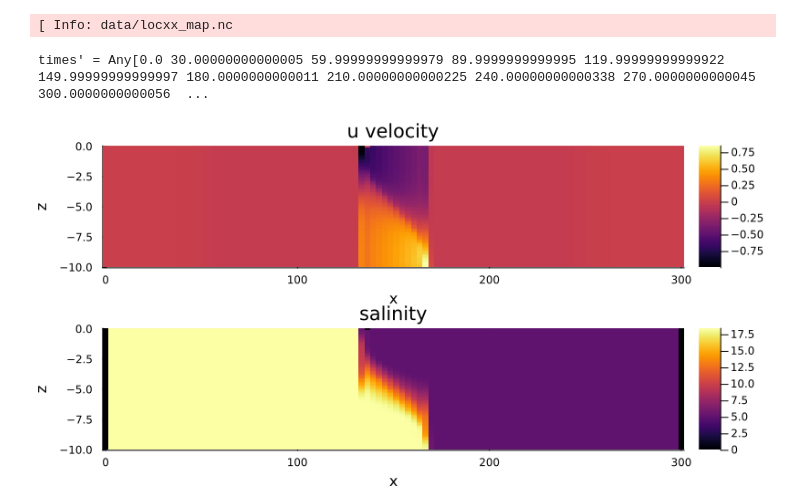
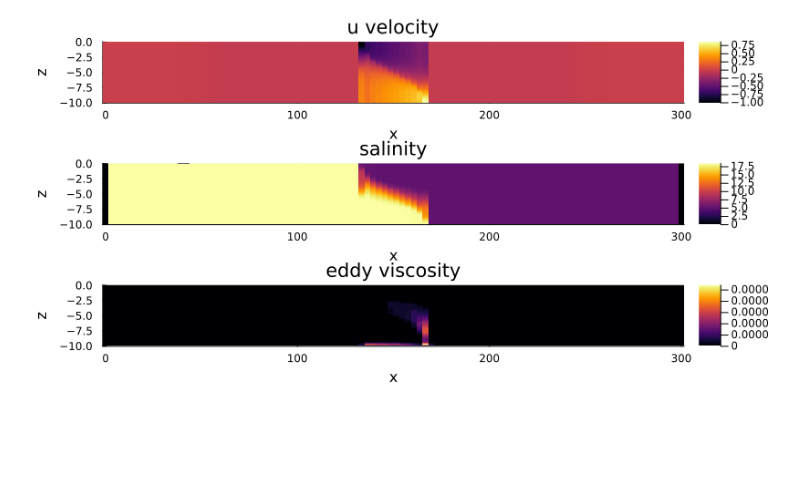
Before and after one commit to robot144/particles.jl, a Jupyter notebook: case_lock_exchange/test_input.ipynb, the cells around one changed output. Cells and saved outputs as stored; diff of their text form; code cells hidden in the pictures; blank space fills up the shorter version.

```diff
--- a/case_lock_exchange/test_input.ipynb
+++ b/case_lock_exchange/test_input.ipynb
@@ -34,11 +34,3 @@ function unzip(file,exdir="")
 end
 
 unzip("./data/locxxz_fullgrid_map.zip","./data")
-# %%
-using NetCDF
-d=NetCDF.open("data/locxx_map.nc")
-@show d.vars
-z= d["mesh2d_layer_z"][:]
-@show z' # z is a 1D array from -10 to 0
-ts = d["time"][:] # d["time"].atts
-@show ts' # ts is a 1D array with the time steps in seconds
@@ -65,44 +37,35 @@ ts' = [0.0 30.00000000000005 59.99999999999979 89.9999999999995 119.999999999999
-# %%
-# open the netcdf file with dflow.jl
-dflow_map=load_nc_info("data",r"locxx_map.nc")
-t0=get_reftime(dflow_map)
-itime=10
-u_velocity=load_nc_map_slice(dflow_map,"mesh2d_ucx",itime)
-v_velocity=load_nc_map_slice(dflow_map,"mesh2d_ucy",itime)
-times = get_times(dflow_map,t0)
-@show times' # 0 to 600 seconds
-
-nothing
-# %% [output]
-[ Info: data/locxx_map.nc
-times' = Any[0.0 30.00000000000005 59.99999999999979 89.9999999999995 119.99999999999922 149.99999999999997 180.0000000000011 210.00000000000225 240.00000000000338 270.0000000000045 300.0000000000056  ...
 # %%
 Zarr_data = ZarrData("./data","locxxz_fullgrid_map.zarr")
 t0=get_reftime(Zarr_data)
 h=initialize_interpolation(Zarr_data,"waterlevel",t0)
 u=initialize_interpolation(Zarr_data,"x_velocity",t0)
+w=initialize_interpolation(Zarr_data,"z_velocity",t0)
 s=initialize_interpolation(Zarr_data,"salinity",t0)
+nu=initialize_interpolation(Zarr_data,"eddy_visc_z",t0)
 
 nothing
 # %%
 x_left = 0.0
 x_middle = 150.0
 x_right = 300.0
 y_middle = 0.5
 z_surface = 0.0
 z_middle = -5.0
 z_bottom = -10.0
 t=40.0
 
 # grid for plotting only
 x_points = range(x_left,stop=x_right,length=100)
 z_points = range(z_bottom,stop=z_surface,length=100)
 u_interp = [u(x,y_middle,z,t) for x in x_points, z in z_points] # x velocity
+w_interp = [w(x,y_middle,z,t) for x in x_points, z in z_points] # z velocity
 s_interp = [s(x,y_middle,z,t) for x in x_points, z in z_points] # salinity
+nu_interp = [nu(x,y_middle,z,t) for x in x_points, z in z_points] # eddy viscosity
 
-l = @layout([a; b])
+l = @layout([a; b; c])
 p1=heatmap(x_points,z_points,u_interp',xlabel="x",ylabel="z",title="u velocity")
 p2=heatmap(x_points,z_points,s_interp',xlabel="x",ylabel="z",title="salinity")
-plot(p1,p2,layout=l,size=(800,400))
+p3=heatmap(x_points,z_points,nu_interp',xlabel="x",ylabel="z",title="eddy viscosity")
+plot(p1,p2,p3,layout=l,size=(800,400))
 # %% [output]
-[figure, old version]
+[figure, new version]
```
Also changed, not shown: parts of 2 cells of this notebook, 5 other files.
